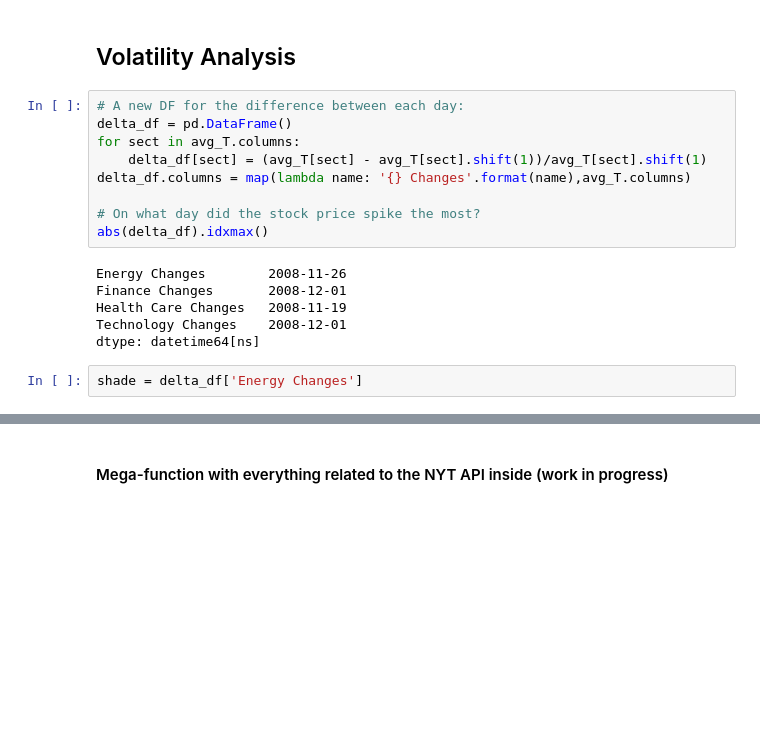
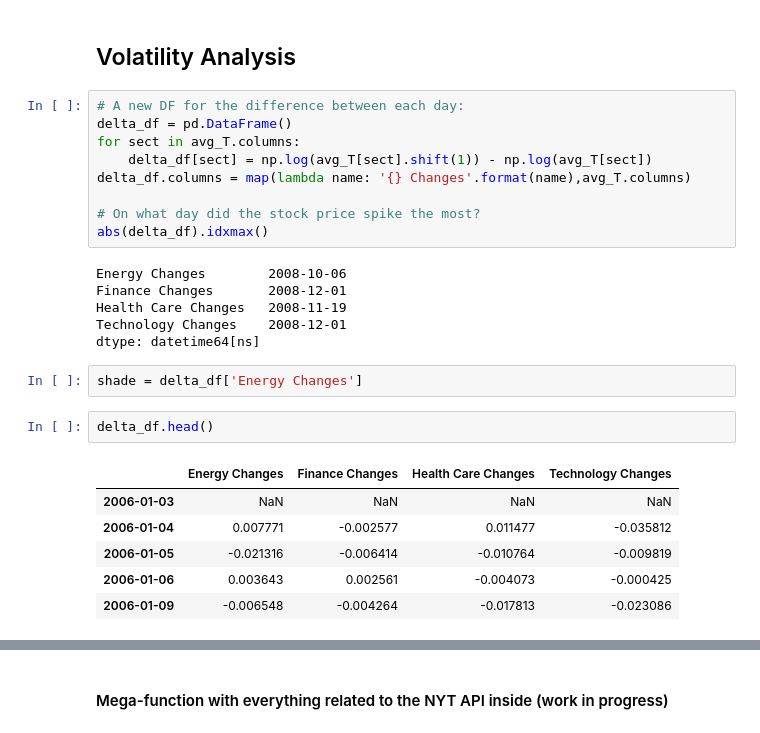
Before and after one commit to weiwang0531/stock-index, a Jupyter notebook: cleanproject.ipynb, the cells around one changed output, grey strips where cells are left out. Saved outputs shown, nothing was run; the diff lists cells and outputs as text; blank space fills up the shorter version.

```diff
--- a/cleanproject.ipynb
+++ b/cleanproject.ipynb
@@ -152,17 +153,26 @@ avg_T.head()
 # A new DF for the difference between each day:
 delta_df = pd.DataFrame()
 for sect in avg_T.columns:
-    delta_df[sect] = (avg_T[sect] - avg_T[sect].shift(1))/avg_T[sect].shift(1)
+    delta_df[sect] = np.log(avg_T[sect].shift(1)) - np.log(avg_T[sect])
 delta_df.columns = map(lambda name: '{} Changes'.format(name),avg_T.columns)
 
 # On what day did the stock price spike the most?
 abs(delta_df).idxmax()
 # %% [output]
-Energy Changes        2008-11-26
+Energy Changes        2008-10-06
 Finance Changes       2008-12-01
 Health Care Changes   2008-11-19
 Technology Changes    2008-12-01
 dtype: datetime64[ns]
 # %%
 shade = delta_df['Energy Changes']
+# %%
+delta_df.head()
+# %% [output]
+|  | Energy Changes | Finance Changes | Health Care Changes | Technology Changes |
+| 2006-01-03 | NaN | NaN | NaN | NaN |
+| 2006-01-04 | 0.007771 | -0.002577 | 0.011477 | -0.035812 |
+| 2006-01-05 | -0.021316 | -0.006414 | -0.010764 | -0.009819 |
+| 2006-01-06 | 0.003643 | 0.002561 | -0.004073 | -0.000425 |
+| 2006-01-09 | -0.006548 | -0.004264 | -0.017813 | -0.023086 |
 # %%
```
Also changed, not shown: parts of 13 cells of this notebook.
